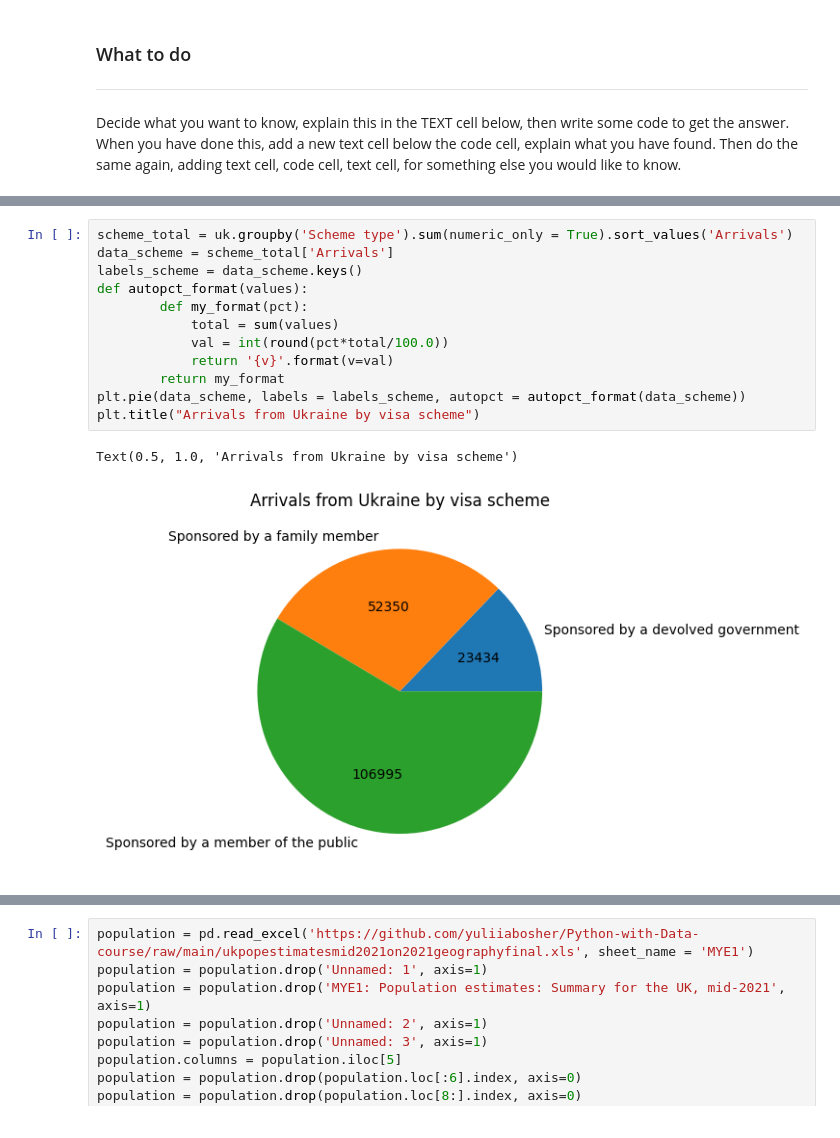
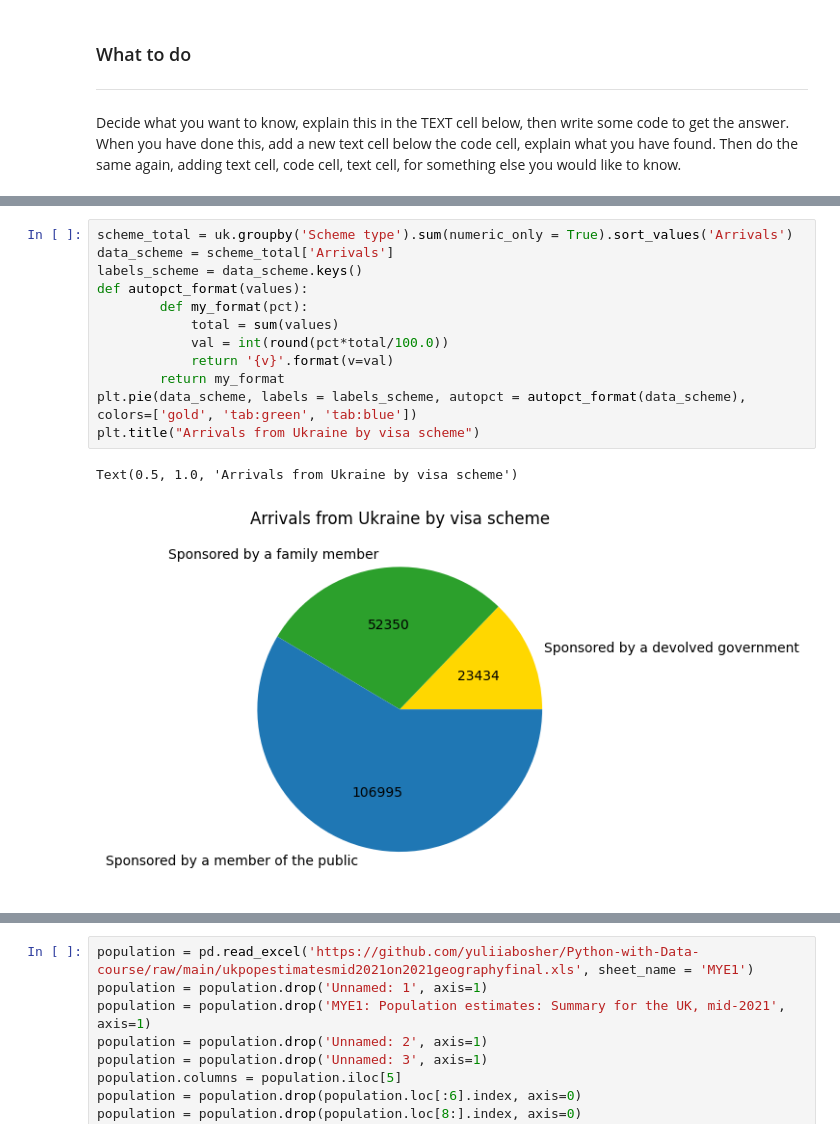
Before and after one commit to yuliiabosher/Python-with-Data-course, a Jupyter notebook: Worksheets/Data_Exploration_project.ipynb, the cells around one changed output, grey strips where cells are left out. Saved outputs shown, nothing was run; the diff lists cells and outputs as text.

```diff
--- a/Worksheets/Data_Exploration_project.ipynb
+++ b/Worksheets/Data_Exploration_project.ipynb
@@ -189,18 +109,18 @@ plt.grid()
 # %%
 scheme_total = uk.groupby('Scheme type').sum(numeric_only = True).sort_values('Arrivals')
 data_scheme = scheme_total['Arrivals']
 labels_scheme = data_scheme.keys()
 def autopct_format(values):
         def my_format(pct):
             total = sum(values)
             val = int(round(pct*total/100.0))
             return '{v}'.format(v=val)
         return my_format
-plt.pie(data_scheme, labels = labels_scheme, autopct = autopct_format(data_scheme))
+plt.pie(data_scheme, labels = labels_scheme, autopct = autopct_format(data_scheme), colors=['gold', 'tab:green', 'tab:blue'])
 plt.title("Arrivals from Ukraine by visa scheme")
 # %% [output]
 Text(0.5, 1.0, 'Arrivals from Ukraine by visa scheme')
-[figure, old version]
+[figure, new version]
 # %%
 demographic = pd.read_excel("https://assets.publishing.service.gov.uk/government/uploads/system/uploads/attachment_data/file/1179577/ukraine-visa-schemes-summary-jun-2023-tables.ods", sheet_name= 'UVS_04')
 demographic=demographic.rename(columns={'UVS_04: Demographic (age/sex) breakdown for those arriving on Ukraine Schemes as at 30 June 2023 [Note 1]': 'Age/sex breakdown', 'Unnamed: 1': 'U18', 'Unnamed: 2': '18-64', 'Unnamed: 3': '65+'})
```
Also changed, not shown: parts of 14 cells of this notebook.
